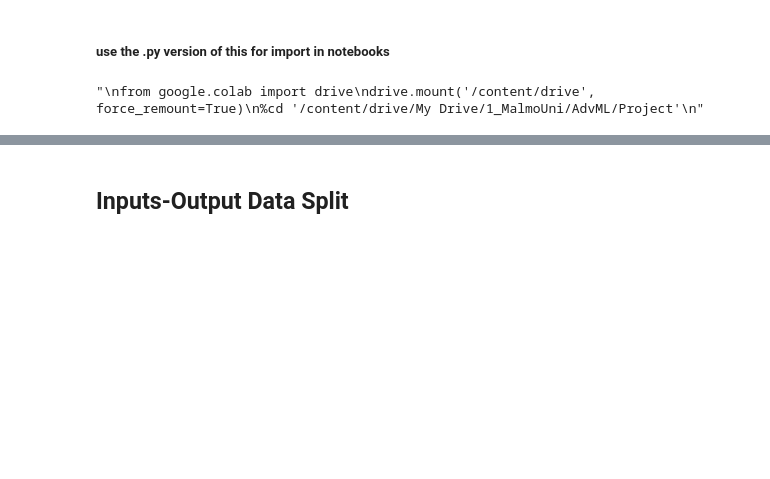
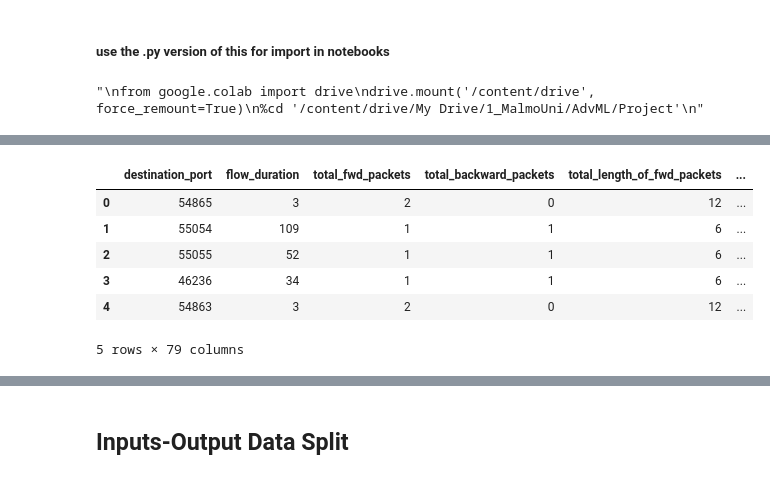
Before and after one commit to klarteno/IDS_Project, a Jupyter notebook: utils_data_prep.ipynb, the cells around one changed output, grey strips where cells are left out. Cells and saved outputs as stored; diff of their text form; code cells hidden in the pictures; blank space fills up the shorter version.

```diff
--- a/utils_data_prep.ipynb
+++ b/utils_data_prep.ipynb
@@ -58,9 +34,0 @@ DEVICE cuda
-# %%
-# root_dir = 'CICIDS2017'
-csv_files = []
-for dirname, _, filenames in os.walk('C:/Users/androgo/Documents/Python Scripts/IDS/CICIDS2017_notebooks/IDS_Project/datasets/MachineLearningCSV/MachineLearningCVE'):
-  # yelds a 3-tuple (dirpath, (sub)dirnmes, filenames)
-    for filename in filenames:
-        csv_file = os.path.join(dirname, filename)
-        print(csv_file)
-        csv_files.append(csv_file)
@@ -83,0 +49,16 @@ print(week_data.shape)
+# %%
+# DATA_DIR  = os.path.join(os.path.abspath("."), "datasets\MachineLearningCSV\MachineLearningCVE")
+DATA_DIR  = os.path.join(os.path.abspath("."), "datasets/MachineLearningCSV/MachineLearningCVE")
+
+
+# Read all the .csv files
+filenames = glob.glob(os.path.join(DATA_DIR,  '*.csv'))
+datasets = [pd.read_csv(filename) for filename in filenames]
+
+# Remove white spaces and rename the columns
+for dataset in datasets:
+    dataset.columns = [clean_column_name(column) for column in dataset.columns]
+
+# Concatenate the datasets
+dataset = pd.concat(datasets, axis=0, ignore_index=True)
+#dataset.drop(labels=['fwd_header_length.1'], axis= 1, inplace=True)
@@ -83,0 +85,10 @@ print(week_data.shape)
+# %%
+dataset.head(5)
+# %% [output]
+|  | destination_port | flow_duration | total_fwd_packets | total_backward_packets | total_length_of_fwd_packets | ... |
+| 0 | 54865 | 3 | 2 | 0 | 12 | ... |
+| 1 | 55054 | 109 | 1 | 1 | 6 | ... |
+| 2 | 55055 | 52 | 1 | 1 | 6 | ... |
+| 3 | 46236 | 34 | 1 | 1 | 6 | ... |
+| 4 | 54863 | 3 | 2 | 0 | 12 | ... |
+5 rows × 79 columns
```
Also changed, not shown: parts of 68 cells of this notebook, 22 other files.
